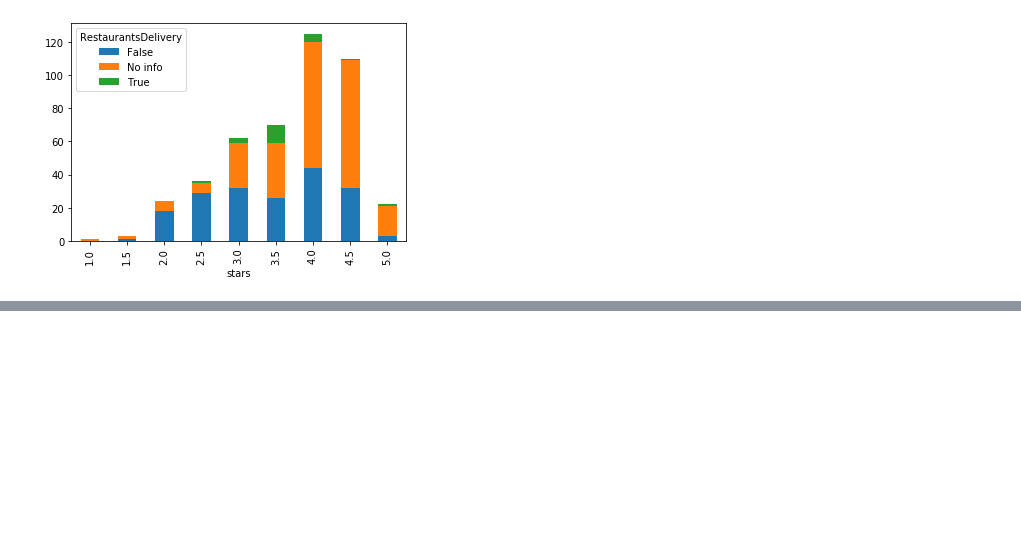
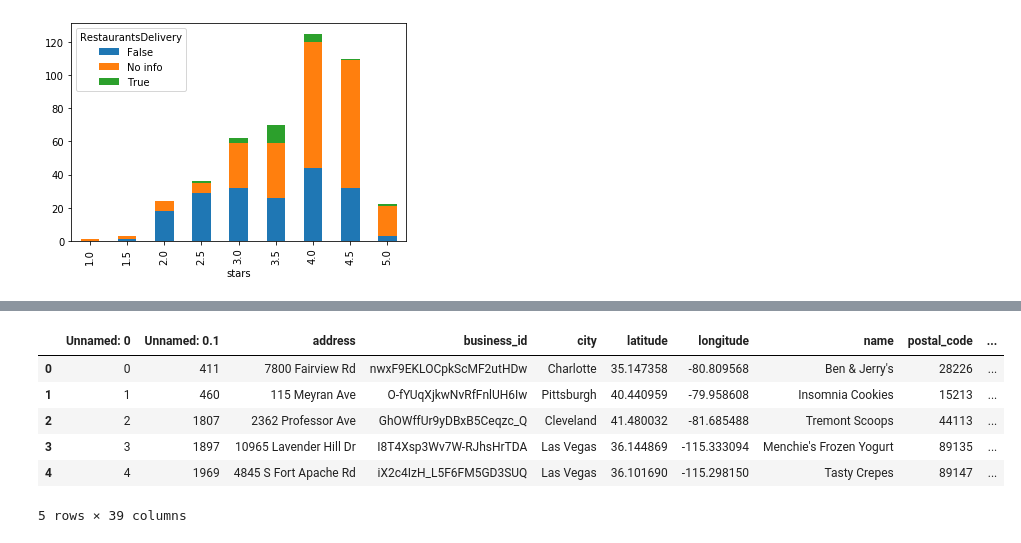
Before and after one commit to chu96/628module3, a Jupyter notebook: code/business_1.ipynb, the cells around one changed output, grey strips where cells are left out. Cells and saved outputs as stored; diff of their text form; code cells hidden in the pictures; blank space fills up the shorter version.

```diff
--- a/code/business_1.ipynb
+++ b/code/business_1.ipynb
@@ -304,0 +1207,2 @@ plt.show()
+# %%
+ice = pd.read_csv('ice_final3.csv')
@@ -304,0 +1211,10 @@ plt.show()
+# %%
+ice.head()
+# %% [output]
+|  | Unnamed: 0 | Unnamed: 0.1 | address | business_id | city | latitude | longitude | name | postal_code | ... |
+| 0 | 0 | 411 | 7800 Fairview Rd | nwxF9EKLOCpkScMF2utHDw | Charlotte | 35.147358 | -80.809568 | Ben & Jerry's | 28226 | ... |
+| 1 | 1 | 460 | 115 Meyran Ave | O-fYUqXjkwNvRfFnlUH6Iw | Pittsburgh | 40.440959 | -79.958608 | Insomnia Cookies | 15213 | ... |
+| 2 | 2 | 1807 | 2362 Professor Ave | GhOWffUr9yDBxB5Ceqzc_Q | Cleveland | 41.480032 | -81.685488 | Tremont Scoops | 44113 | ... |
+| 3 | 3 | 1897 | 10965 Lavender Hill Dr | I8T4Xsp3Wv7W-RJhsHrTDA | Las Vegas | 36.144869 | -115.333094 | Menchie's Frozen Yogurt | 89135 | ... |
+| 4 | 4 | 1969 | 4845 S Fort Apache Rd | iX2c4IzH_L5F6FM5GD3SUQ | Las Vegas | 36.101690 | -115.298150 | Tasty Crepes | 89147 | ... |
+5 rows × 39 columns
```
Also changed, not shown: parts of 137 cells of this notebook.
